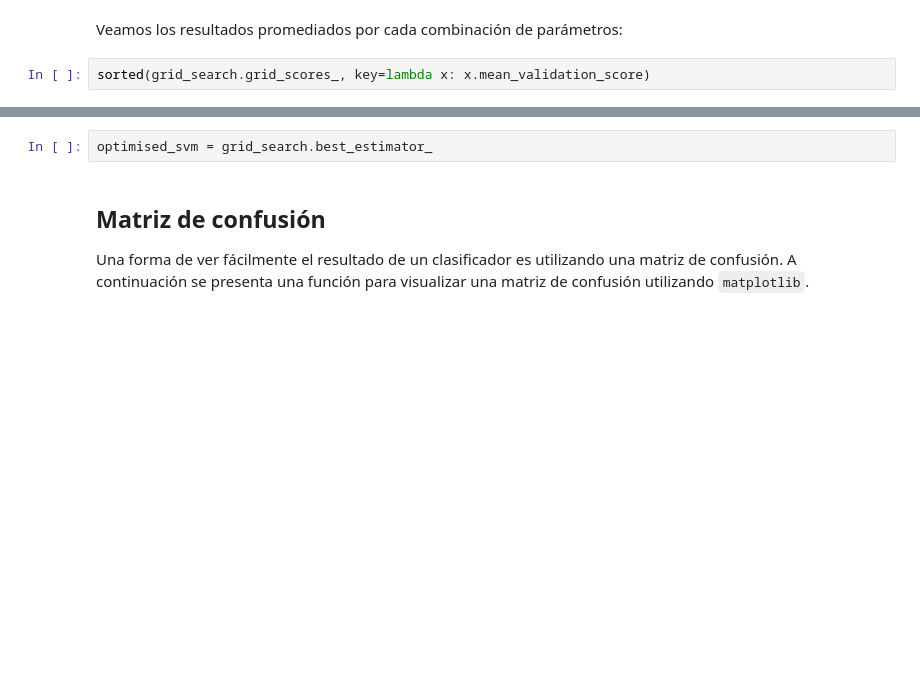
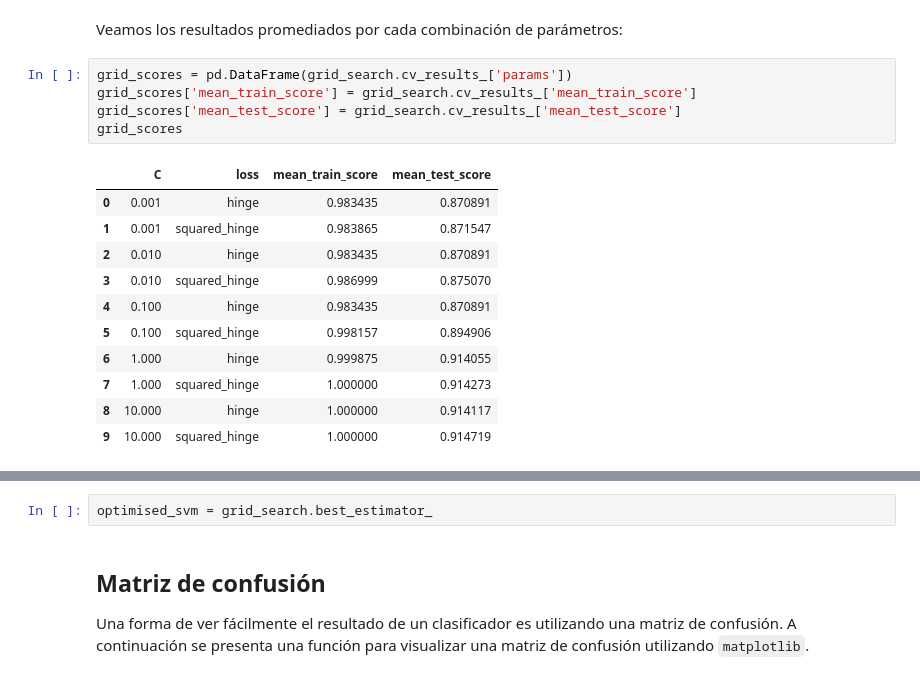
Before and after one commit to UribeAlejandro/Acamica_Curso_DS, a Jupyter notebook: SistRecomendacion.ipynb, the cells around one changed output, grey strips where cells are left out. Drawn from its saved outputs; the diff is of its cells as text; blank space fills up the shorter version.

```diff
--- a/SistRecomendacion.ipynb
+++ b/SistRecomendacion.ipynb
@@ -103,6 +152,21 @@ Nuestro espacio de parámetros para recorrer de forma exhaustiva utilizando Grid
 # %% [markdown]
 Veamos los resultados promediados por cada combinación de parámetros:
-# %%
-sorted(grid_search.grid_scores_, key=lambda x: x.mean_validation_score)
+# %%
+grid_scores = pd.DataFrame(grid_search.cv_results_['params'])
+grid_scores['mean_train_score'] = grid_search.cv_results_['mean_train_score']
+grid_scores['mean_test_score'] = grid_search.cv_results_['mean_test_score']
+grid_scores
+# %% [output]
+|  | C | loss | mean_train_score | mean_test_score |
+| 0 | 0.001 | hinge | 0.983435 | 0.870891 |
+| 1 | 0.001 | squared_hinge | 0.983865 | 0.871547 |
+| 2 | 0.010 | hinge | 0.983435 | 0.870891 |
+| 3 | 0.010 | squared_hinge | 0.986999 | 0.875070 |
+| 4 | 0.100 | hinge | 0.983435 | 0.870891 |
+| 5 | 0.100 | squared_hinge | 0.998157 | 0.894906 |
+| 6 | 1.000 | hinge | 0.999875 | 0.914055 |
+| 7 | 1.000 | squared_hinge | 1.000000 | 0.914273 |
+| 8 | 10.000 | hinge | 1.000000 | 0.914117 |
+| 9 | 10.000 | squared_hinge | 1.000000 | 0.914719 |
 # %%
 grid_search.best_params_
```
Also changed, not shown: parts of 23 cells of this notebook.
